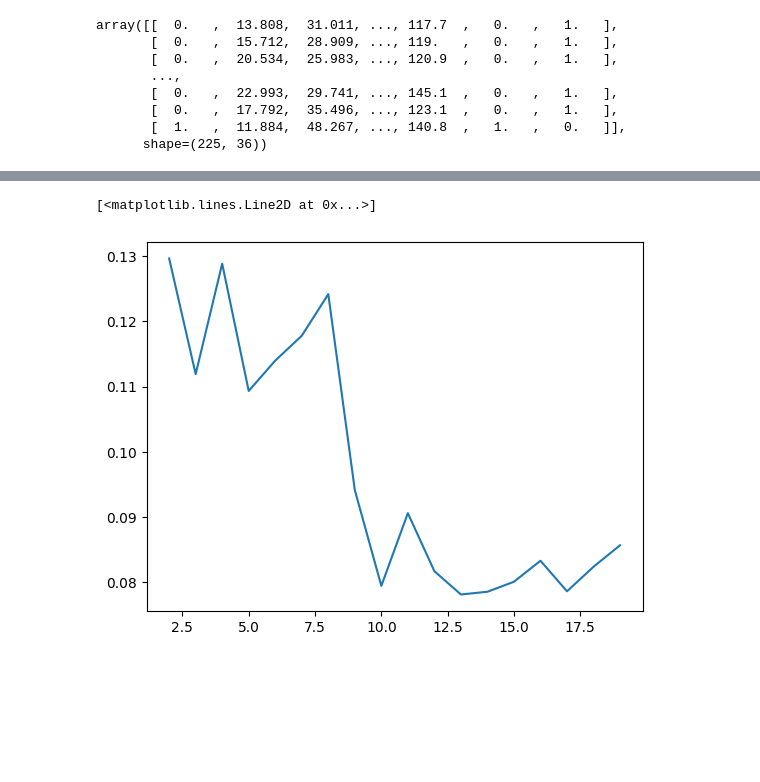
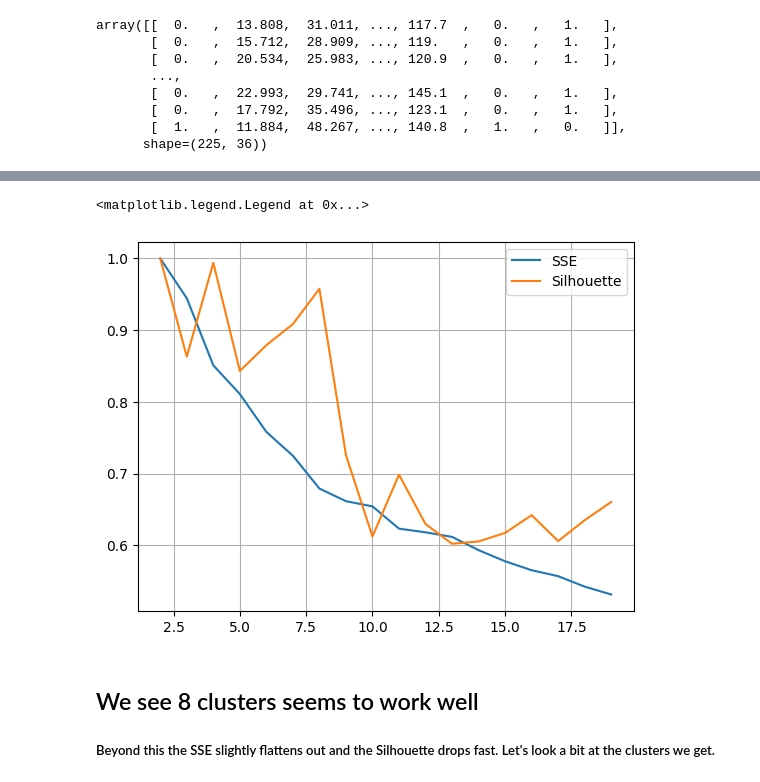
Before and after one commit to EvanEames/MLADCH2526, a Jupyter notebook: week4/ML_Week4.ipynb, the cells around one changed output, grey strips where cells are left out. Drawn from its saved outputs; the diff is of its cells as text; code cells hidden in the pictures; blank space fills up the shorter version.

```diff
--- a/week4/ML_Week4.ipynb
+++ b/week4/ML_Week4.ipynb
@@ -277,11 +321,10 @@ KMeans(n_clusters=3, random_state=0)
 # %%
 from sklearn.metrics import silhouette_score
 
-silhouette_score(X, kmeans.labels_, metric='euclidean')
-
 K = range(2, 20)
 fits = []
-score = []
+SSE = []
+scores = []
 
 
 for k in K:
@@ -291,10 +334,20 @@ for k in K:
     # append the model to fits
     fits.append(model)
 
-    # Append the silhouette score to scores
-    score.append(silhouette_score(X, model.labels_, metric='euclidean'))
+    # Append the SSE and silhouette scores
+    SSE.append(model.inertia_)
+    score = silhouette_score(X, model.labels_, metric='euclidean')
+    scores.append(score)
-# %%
-plt.plot(K, score)
-# %% [output]
-[<matplotlib.lines.Line2D at 0x...>]
-[figure, removed]
+# %%
+# When we plot these we can normalize them by dividing by the max
+
+plt.plot(K, SSE/np.max(SSE), label="SSE")
+plt.plot(K, scores/np.max(scores), label="Silhouette")
+plt.grid()
+plt.legend()
+# %% [output]
+<matplotlib.legend.Legend at 0x...>
+[figure, added]
+# %% [markdown]
+## We see 8 clusters seems to work well
+##### Beyond this the SSE slightly flattens out and the Silhouette drops fast. Let's look a bit at the clusters we get.
```
Also changed, not shown: parts of 32 cells of this notebook, 2 other files.
